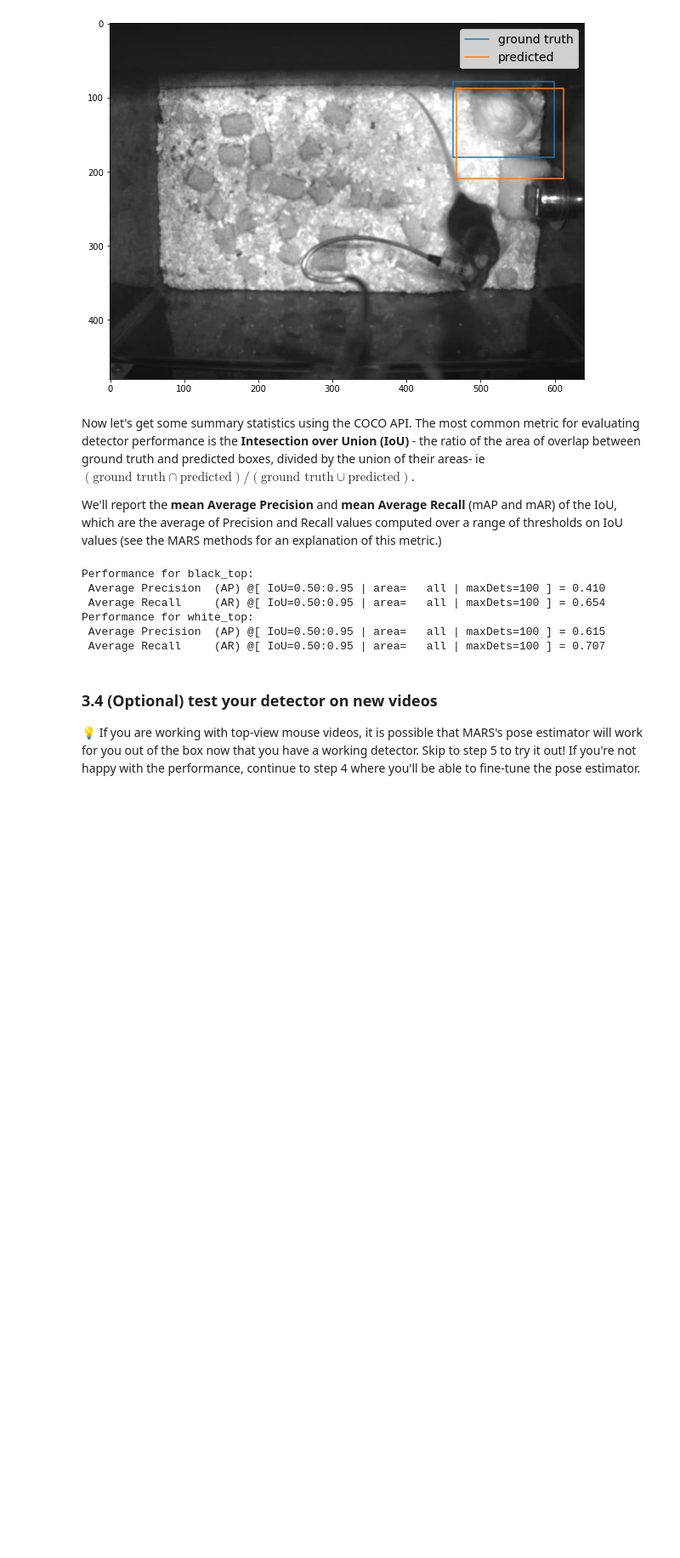
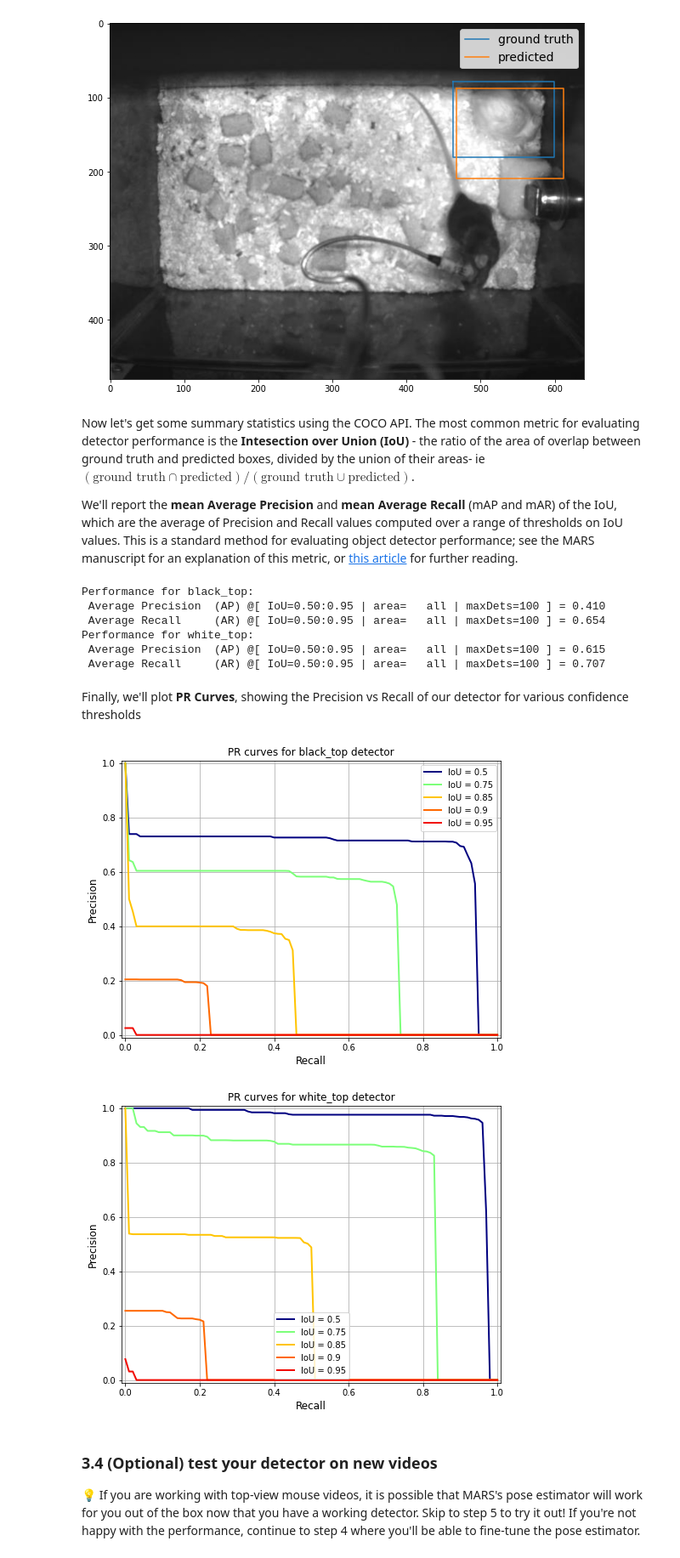
Before and after one commit to neuroethology/MARS_Developer, a Jupyter notebook: MARS_tutorial.ipynb, the cells around one changed output. Shown at 85% size. Cells and saved outputs as stored; diff of their text form; code cells hidden in the pictures; blank space fills up the shorter version.

Commit message:
added PR curve plots

```diff
--- a/MARS_tutorial.ipynb
+++ b/MARS_tutorial.ipynb
@@ -167,7 +167,7 @@ Sample frame for white_top detector:
 # %% [markdown]
 Now let's get some summary statistics using the COCO API. The most common metric for evaluating detector performance is the **Intesection over Union (IoU)** - the ratio of the area of overlap between ground truth and predicted boxes, divided by the union of their areas- ie $(\textrm{ground truth} \cap \textrm{predicted})/(\textrm{ground truth} \cup \textrm{predicted})$.
 
-We'll report the **mean Average Precision** and **mean Average Recall** (mAP and mAR) of the IoU, which are the average of Precision and Recall values computed over a range of thresholds on IoU values (see the MARS methods for an explanation of this metric.)
+We'll report the **mean Average Precision** and **mean Average Recall** (mAP and mAR) of the IoU, which are the average of Precision and Recall values computed over a range of thresholds on IoU values. This is a standard method for evaluating object detector performance; see the MARS manuscript for an explanation of this metric, or [this article](https://medium.com/@timothycarlen/understanding-the-map-evaluation-metric-for-object-detection-a07fe6962cf3) for further reading.
 # %%
 performance = evaluate_detection.coco_eval(project_path)
 
@@ -181,6 +181,16 @@ Performance for black_top:
 Performance for white_top:
  Average Precision  (AP) @[ IoU=0.50:0.95 | area=   all | maxDets=100 ] = 0.615
  Average Recall     (AR) @[ IoU=0.50:0.95 | area=   all | maxDets=100 ] = 0.707
+# %% [markdown]
+Finally, we'll plot **PR Curves**, showing the Precision vs Recall of our detector for various confidence thresholds
+# %%
+from multibox_detection import evaluate_detection
+
+project_path = 'D:\my_project'
+evaluate_detection.pr_curve(project_path)
+# %% [output]
+[figure, added]
+[figure, added]
 # %% [markdown]
 ### 3.4 (Optional) test your detector on new videos
 
```
Also changed, not shown: 2 other files.
